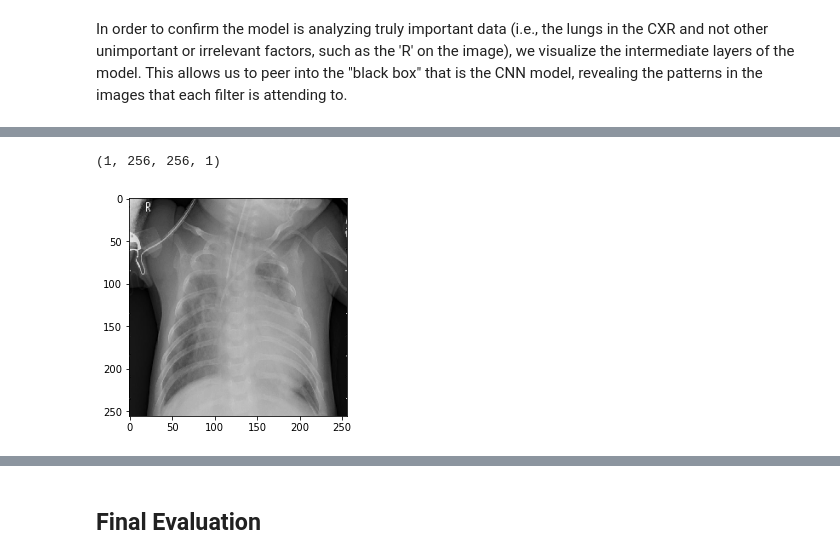
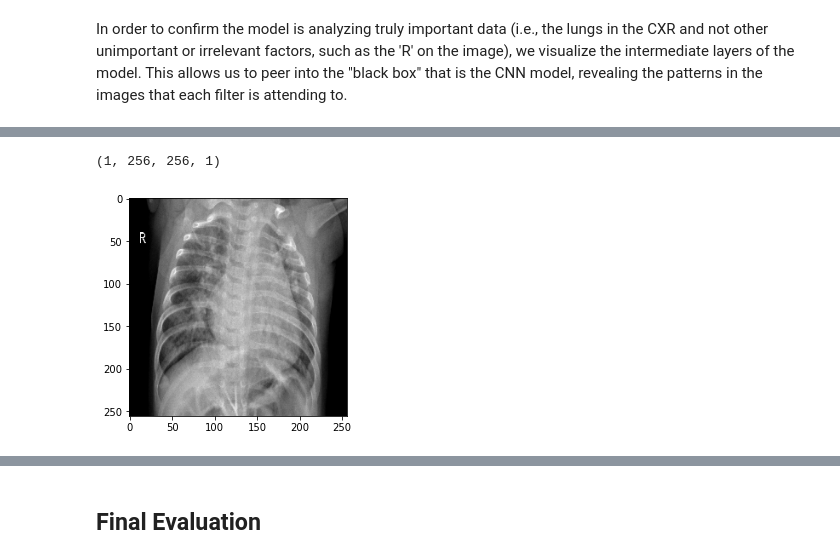
Before and after one commit to ericdnbn/image_classifier_pneumonia, a Jupyter notebook: final_notebook.ipynb, the cells around one changed output, grey strips where cells are left out. Drawn from its saved outputs; the diff is of its cells as text; code cells hidden in the pictures.

```diff
--- a/final_notebook.ipynb
+++ b/final_notebook.ipynb
@@ -541,30 +614,30 @@ In order to confirm the model is analyzing truly important data (i.e., the lungs
 # %%
-img_path = 'chest_xray/test/PNEUMONIA/person1_virus_6.jpeg'
-img_path2 = 'chest_xray/test/NORMAL/IM-0006-0001.jpeg'
+img_path = 'chest_xray/test/PNEUMONIA/person130_bacteria_623.jpeg'
+img_path2 = 'chest_xray/test/NORMAL/NORMAL2-IM-0145-0001.jpeg'
 
 
 img = image.load_img(img_path, color_mode='grayscale', target_size=(256, 256))
 img_tensor = image.img_to_array(img)
 img_tensor = np.expand_dims(img_tensor, axis=0)
 
 img2 = image.load_img(img_path2, color_mode='grayscale', target_size=(256, 256))
 img_tensor2 = image.img_to_array(img2)
 img_tensor2 = np.expand_dims(img_tensor2, axis=0)
 
 #Follow the Original Model Preprocessing
 img_tensor /= 255.
 
 img_tensor2 /= 255.
 
 #Check tensor shape
 print(img_tensor.shape)
 
 #Preview an image
 plt.imshow(img_tensor[0], cmap='gray')
 plt.show()
 # %% [output]
 (1, 256, 256, 1)
-[figure, old version]
+[figure, new version]
 # %%
 # Extract model layer outputs
 layer_outputs = [layer.output for layer in final_model.layers[:8]]
```
Also changed, not shown: parts of 19 cells of this notebook.
